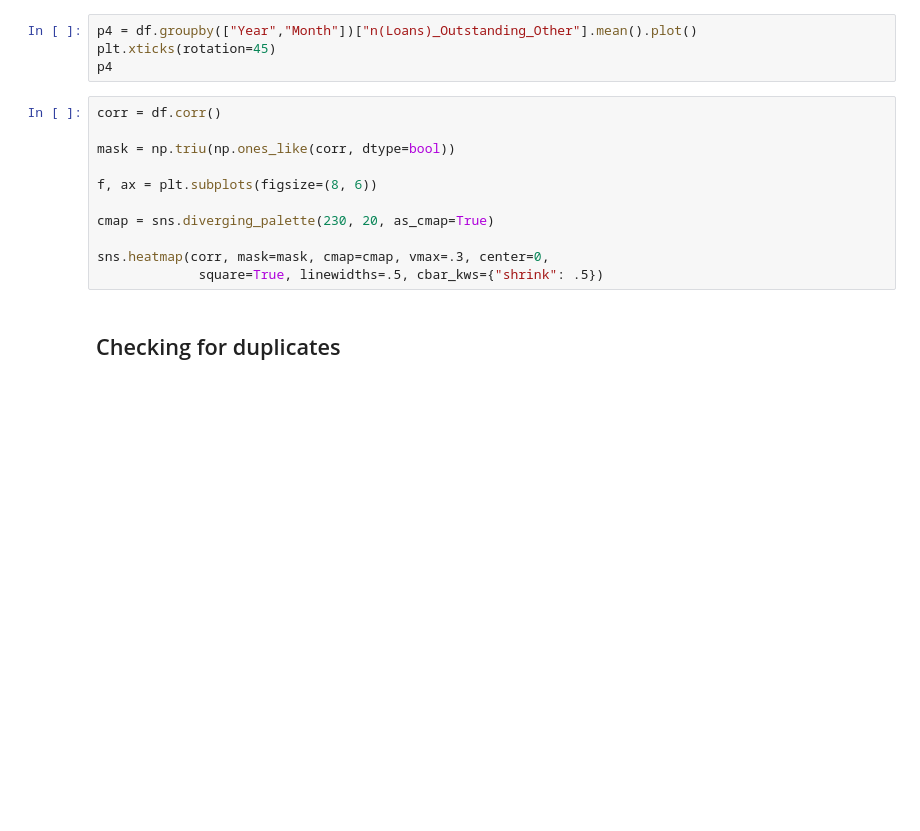
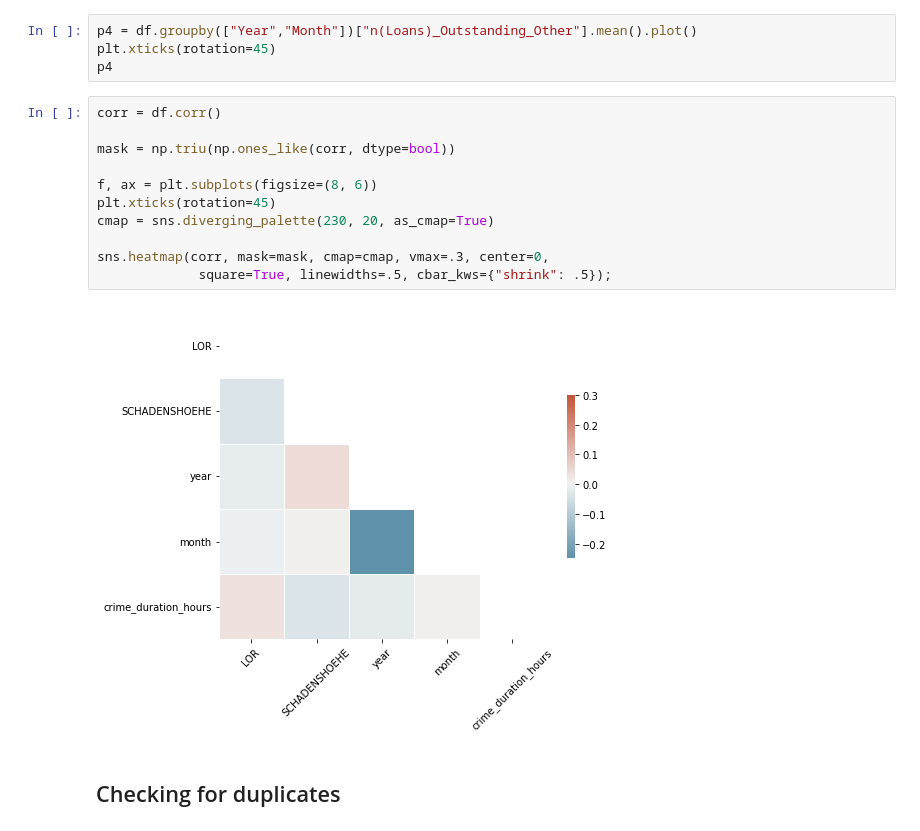
Before and after one commit to cpumarfrohberg/analyze_bike_thefts, a Jupyter notebook: EDA/bike_thefts.ipynb, the cells around one changed output. Saved outputs shown, nothing was run; the diff lists cells and outputs as text; blank space fills up the shorter version.

```diff
--- a/EDA/bike_thefts.ipynb
+++ b/EDA/bike_thefts.ipynb
@@ -242,14 +274,16 @@ p4
 # %%
 corr = df.corr()
 
 mask = np.triu(np.ones_like(corr, dtype=bool))
 
 f, ax = plt.subplots(figsize=(8, 6))
-
+plt.xticks(rotation=45)
 cmap = sns.diverging_palette(230, 20, as_cmap=True)
 
 sns.heatmap(corr, mask=mask, cmap=cmap, vmax=.3, center=0,
-             square=True, linewidths=.5, cbar_kws={"shrink": .5})
+             square=True, linewidths=.5, cbar_kws={"shrink": .5});
+# %% [output]
+[figure, added]
 # %% [markdown]
 ## Checking for duplicates
 # %%
```
Also changed, not shown: parts of 12 cells of this notebook, 4 other files.
